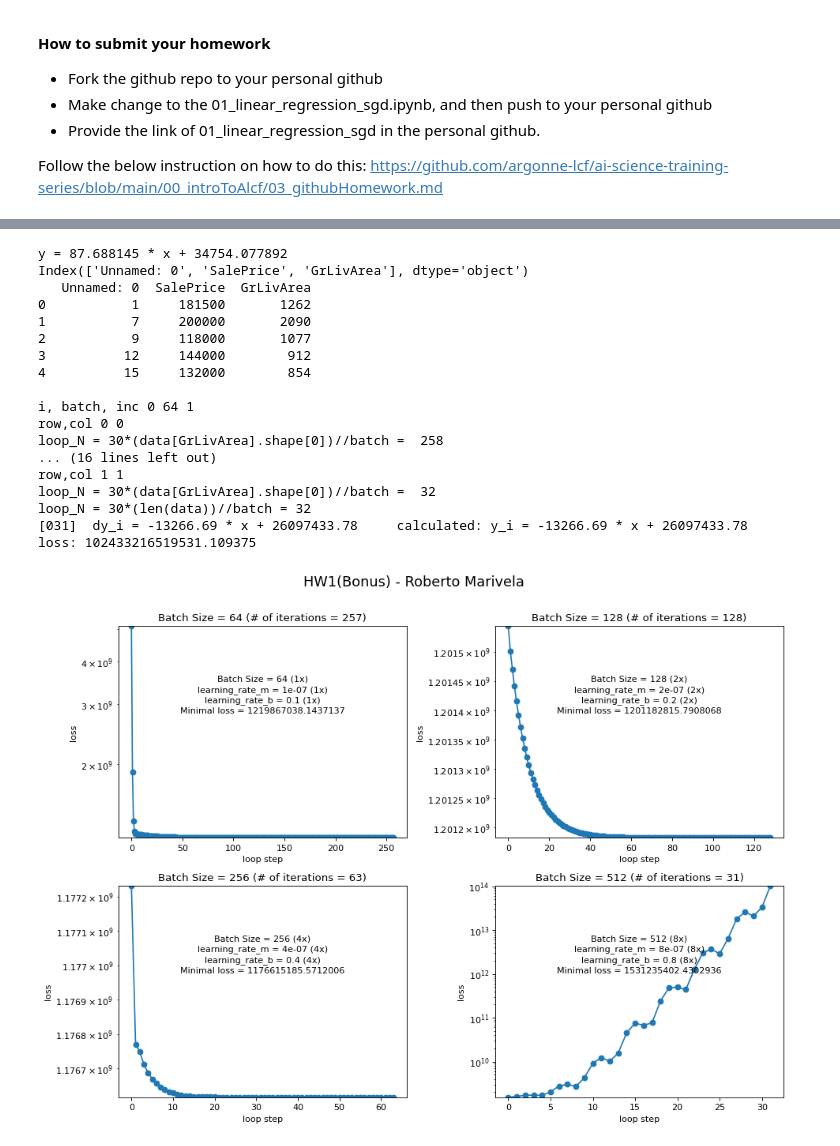
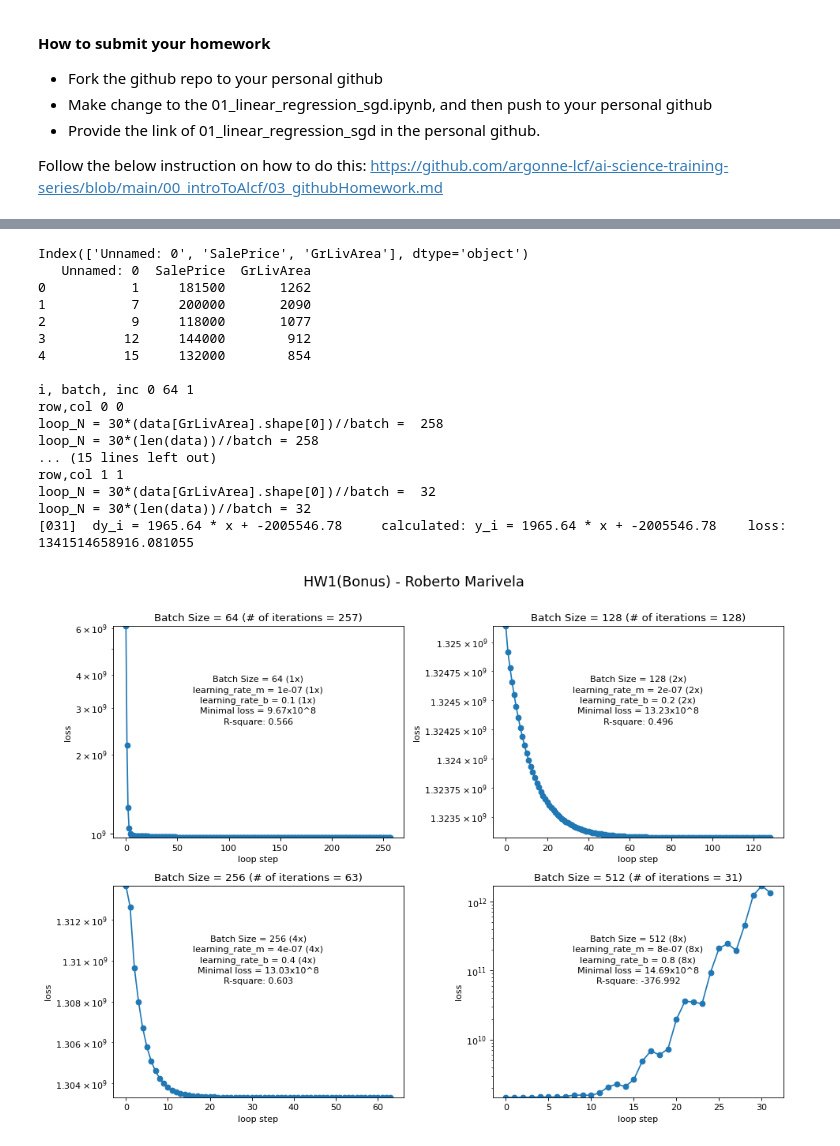
Before and after one commit to robmariv/ai-science-training-series, a Jupyter notebook: 01_intro_AI_on_Supercomputer/01_linear_regression_sgd.ipynb, the cells around one changed output, grey strips where cells are left out. Drawn from its saved outputs; the diff is of its cells as text; code cells hidden in the pictures.

```diff
--- a/01_intro_AI_on_Supercomputer/01_linear_regression_sgd.ipynb
+++ b/01_intro_AI_on_Supercomputer/01_linear_regression_sgd.ipynb
@@ -558,24 +568,24 @@ import matplotlib.pyplot as plt
 import IPython.display as ipydis
 import time
 
-! [ -e ./slimmed_realestate_data.csv ] || wget https://raw.githubusercontent.com/argonne-lcf/ai-science-training-series/main/01_intro_AI_on_Supercomputer/slimmed_realestate_data.csv
-data = pd.read_csv('slimmed_realestate_data.csv')
+# ! [ -e ./slimmed_realestate_data.csv ] || wget https://raw.githubusercontent.com/argonne-lcf/ai-science-training-series/main/01_intro_AI_on_Supercomputer/slimmed_realestate_data.csv
+# data = pd.read_csv('slimmed_realestate_data.csv')
 
-n = len(data)
-x = data['GrLivArea'].to_numpy()
-y = data['SalePrice'].to_numpy()
-sum_xy = np.sum(x*y)
-sum_x = np.sum(x)
-sum_y = np.sum(y)
-sum_x2 = np.sum(x*x)
-denominator = n * sum_x2 - sum_x * sum_x
-m = (n * sum_xy - sum_x * sum_y) / denominator
-b = (sum_y * sum_x2 - sum_x * sum_xy) / denominator
-print('y = %f * x + %f' % (m,b))
+# n = len(data)
+# x = data['GrLivArea'].to_numpy()
+# y = data['SalePrice'].to_numpy()
+# sum_xy = np.sum(x*y)
+# sum_x = np.sum(x)
+# sum_y = np.sum(y)
+# sum_x2 = np.sum(x*x)
+# denominator = n * sum_x2 - sum_x * sum_x
+# m = (n * sum_xy - sum_x * sum_y) / denominator
+# b = (sum_y * sum_x2 - sum_x * sum_xy) / denominator
+# print('y = %f * x + %f' % (m,b))
 
-# saving these for later comparison
-m_calc = m
-b_calc = b
+# # saving these for later comparison
+# m_calc = m
+# b_calc = b
 
 def model(x,m,b):
    return m * x + b
@@ -594,6 +604,13 @@ def updated_b(x,y,m,b,learning_rate):
    dL_db = np.mean(dL_db)
    return b - learning_rate * dL_db
 
+def calculate_r_squared(y_true, y_pred):
+   y_mean = np.mean(y_true)
+   ss_tot = np.sum((y_true - y_mean) ** 2)
+   ss_res = np.sum((y_true - y_pred) ** 2)
+   r_squared = 1 - (ss_res / ss_tot)
+   return r_squared
+
 m = 5.
 b = 1000.
 batch_size = 60
@@ -611,9 +628,9 @@ data = pd.read_csv('slimmed_realestate_data.csv')
 print(data.columns)
 print(data.head())
 
-# data_batch = data.sample(batch_size)
-# data_x = data_batch['GrLivArea'].to_numpy()
-# data_y = data_batch['SalePrice'].to_numpy()
+data_batch = data.sample(batch_size)
+data_x = data_batch['GrLivArea'].to_numpy()
+data_y = data_batch['SalePrice'].to_numpy()
 
 fig,ax  = plt.subplots(2,2,figsize=(12,9),dpi=80)
 fig.suptitle('HW1(Bonus) - Roberto Marivela\n', fontsize=16)
@@ -660,6 +677,7 @@ for i, inc in enumerate(increases):
 
   print('[%03d]  dy_i = %.2f * x + %.2f     calculated: y_i = %.2f * x + %.2f    loss: %f' % (j,m,b,m,b,loss_value))
   # print('loss_history', loss_history)
+  r_square = calculate_r_squared(data_y, model(data_x, m, b))
   loss_x = np.arange(0,len(loss_history))
   loss_y = np.asarray(loss_history)
   ax[row, col].set_title('Batch Size = {0:d} (# of iterations = {1:d})'.format(batch, j))
@@ -667,35 +685,36 @@ for i, inc in enumerate(increases):
   ax[row, col].set_yscale('log')
   ax[row, col].set_xlabel('loop step')
   ax[row, col].set_ylabel('loss')
   ax[row, col].set_ylim(min(loss_history), max(loss_history))
   ax[row, col].text(0.5, 0.75, f'Batch Size = {batch} ({inc}x)'               , horizontalalignment='center', verticalalignment='center', transform=ax[row, col].transAxes)
   ax[row, col].text(0.5, 0.70, f'learning_rate_m = {learning_rate_m} ({inc}x)', horizontalalignment='center', verticalalignment='center', transform=ax[row, col].transAxes)
   ax[row, col].text(0.5, 0.65, f'learning_rate_b = {learning_rate_b} ({inc}x)', horizontalalignment='center', verticalalignment='center', transform=ax[row, col].transAxes)
-  ax[row, col].text(0.5, 0.60, f'Minimal loss = {min(loss_history)}'          , horizontalalignment='center', verticalalignment='center', transform=ax[row, col].transAxes)
+  ax[row, col].text(0.5, 0.60, 'Minimal loss = {0:2.2f}x10^8'.format(min(loss_history)/100000000), horizontalalignment='center', verticalalignment='center', transform=ax[row, col].transAxes)
+  ax[row, col].text(0.5, 0.55, f'R-square: {r_square:.3f}', horizontalalignment='center', verticalalignment='center', transform=ax[row, col].transAxes)
 
   # plt.show()
   # gives us time to see the plot
   time.sleep(2.5)
   # clears the plot when the next plot is ready to show.
   # ipydis.clear_output(wait=True)
 plt.tight_layout()
 plt.show()
 # %% [output]
-y = 87.688145 * x + 34754.077892
 Index(['Unnamed: 0', 'SalePrice', 'GrLivArea'], dtype='object')
    Unnamed: 0  SalePrice  GrLivArea
 0           1     181500       1262
 1           7     200000       2090
 2           9     118000       1077
 3          12     144000        912
 4          15     132000        854
 
 i, batch, inc 0 64 1
 row,col 0 0
 loop_N = 30*(data[GrLivArea].shape[0])//batch =  258
-... (16 lines left out)
+loop_N = 30*(len(data))//batch = 258
+... (15 lines left out)
 row,col 1 1
 loop_N = 30*(data[GrLivArea].shape[0])//batch =  32
 loop_N = 30*(len(data))//batch = 32
-[031]  dy_i = -13266.69 * x + 26097433.78     calculated: y_i = -13266.69 * x + 26097433.78    loss: 102433216519531.109375
+[031]  dy_i = 1965.64 * x + -2005546.78     calculated: y_i = 1965.64 * x + -2005546.78    loss: 1341514658916.081055
-[figure, old version]
+[figure, new version]
```
Also changed, not shown: parts of 1 cell of this notebook.
